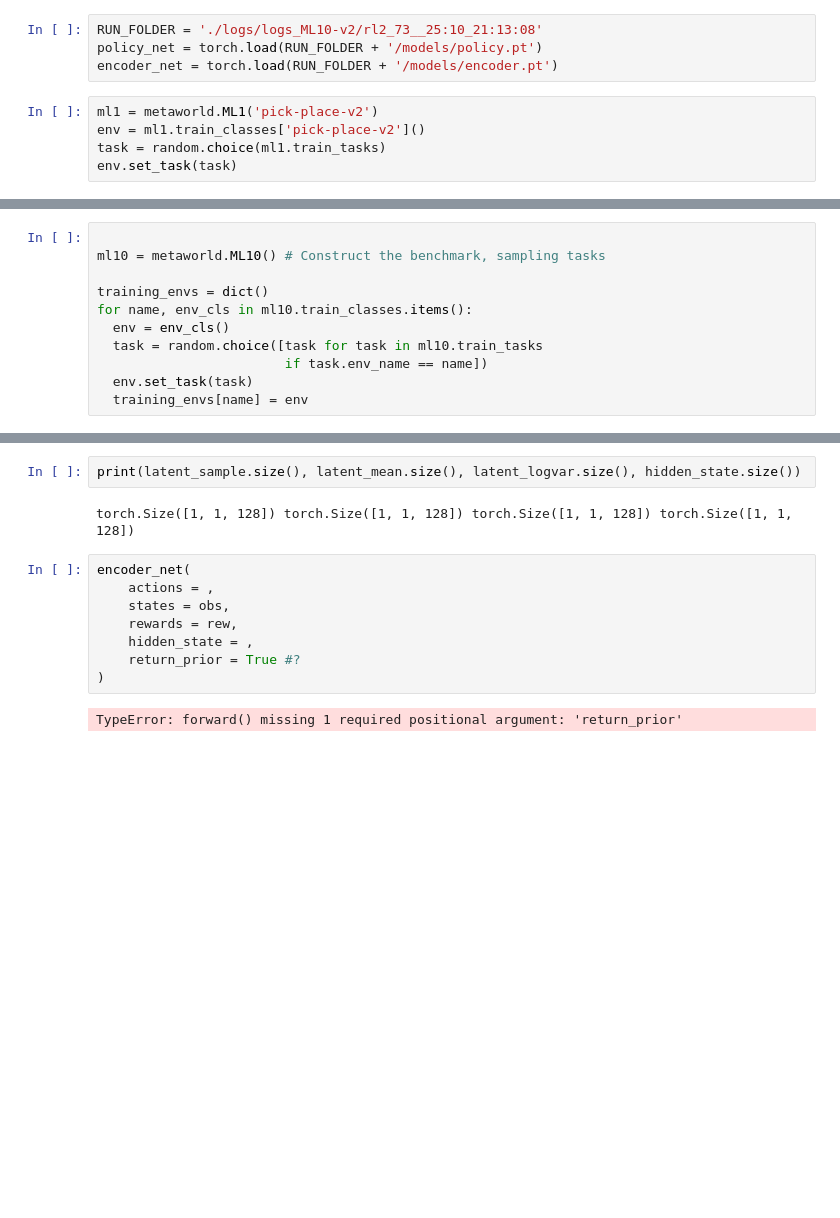
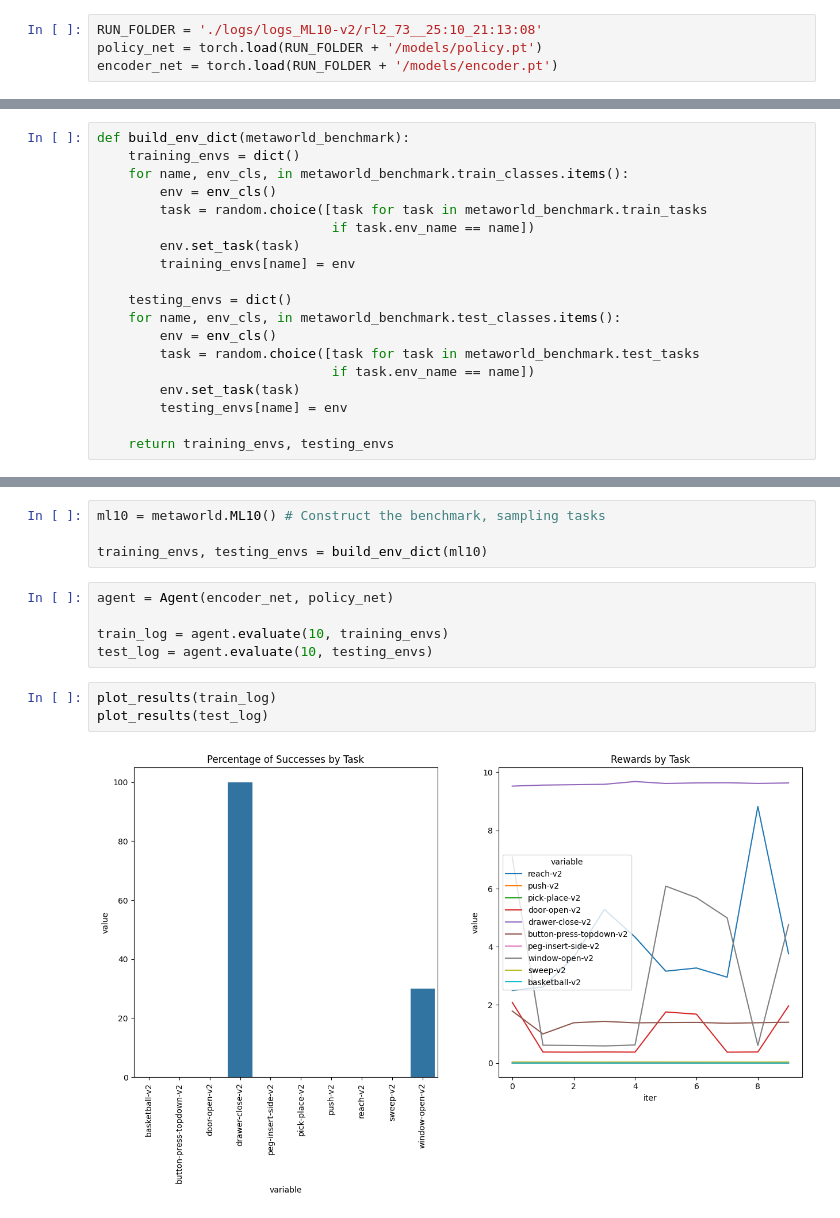
Before and after one commit to gdubbs100/right_left_brain_rl, a Jupyter notebook: model_eval.ipynb, the cells around one changed output, grey strips where cells are left out. Cells and saved outputs as stored; diff of their text form; blank space fills up the shorter version.

```diff
--- a/model_eval.ipynb
+++ b/model_eval.ipynb
@@ -12,8 +19,3 @@ import numpy as np
 RUN_FOLDER = './logs/logs_ML10-v2/rl2_73__25:10_21:13:08'
 policy_net = torch.load(RUN_FOLDER + '/models/policy.pt')
 encoder_net = torch.load(RUN_FOLDER + '/models/encoder.pt')
-# %%
-ml1 = metaworld.ML1('pick-place-v2')
-env = ml1.train_classes['pick-place-v2']()
-task = random.choice(ml1.train_tasks)
-env.set_task(task)
@@ -20,11 +149,19 @@ env.set_task(task)
 # %%
+def build_env_dict(metaworld_benchmark):
+    training_envs = dict()
+    for name, env_cls, in metaworld_benchmark.train_classes.items():
+        env = env_cls()
+        task = random.choice([task for task in metaworld_benchmark.train_tasks
+                              if task.env_name == name])
+        env.set_task(task)
+        training_envs[name] = env
 
-ml10 = metaworld.ML10() # Construct the benchmark, sampling tasks
+    testing_envs = dict()
+    for name, env_cls, in metaworld_benchmark.test_classes.items():
+        env = env_cls()
+        task = random.choice([task for task in metaworld_benchmark.test_tasks
+                              if task.env_name == name])
+        env.set_task(task)
+        testing_envs[name] = env
 
-training_envs = dict()
-for name, env_cls in ml10.train_classes.items():
-  env = env_cls()
-  task = random.choice([task for task in ml10.train_tasks
-                        if task.env_name == name])
-  env.set_task(task)
-  training_envs[name] = env
+    return training_envs, testing_envs
@@ -235,14 +168,14 @@ plt.hist(episode_log['episode_reward'])
-# %%
-print(latent_sample.size(), latent_mean.size(), latent_logvar.size(), hidden_state.size())
-# %% [output]
-torch.Size([1, 1, 128]) torch.Size([1, 1, 128]) torch.Size([1, 1, 128]) torch.Size([1, 1, 128])
-# %%
-encoder_net(
-    actions = ,
-    states = obs,
-    rewards = rew,
-    hidden_state = ,
-    return_prior = True #?
-)
-# %% [output]
-TypeError: forward() missing 1 required positional argument: 'return_prior'
+# %%
+ml10 = metaworld.ML10() # Construct the benchmark, sampling tasks
+
+training_envs, testing_envs = build_env_dict(ml10)
+# %%
+agent = Agent(encoder_net, policy_net)
+
+train_log = agent.evaluate(10, training_envs)
+test_log = agent.evaluate(10, testing_envs)
+# %%
+plot_results(train_log)
+plot_results(test_log)
+# %% [output]
+[figure, added]
```
Also changed, not shown: parts of 16 cells of this notebook.
